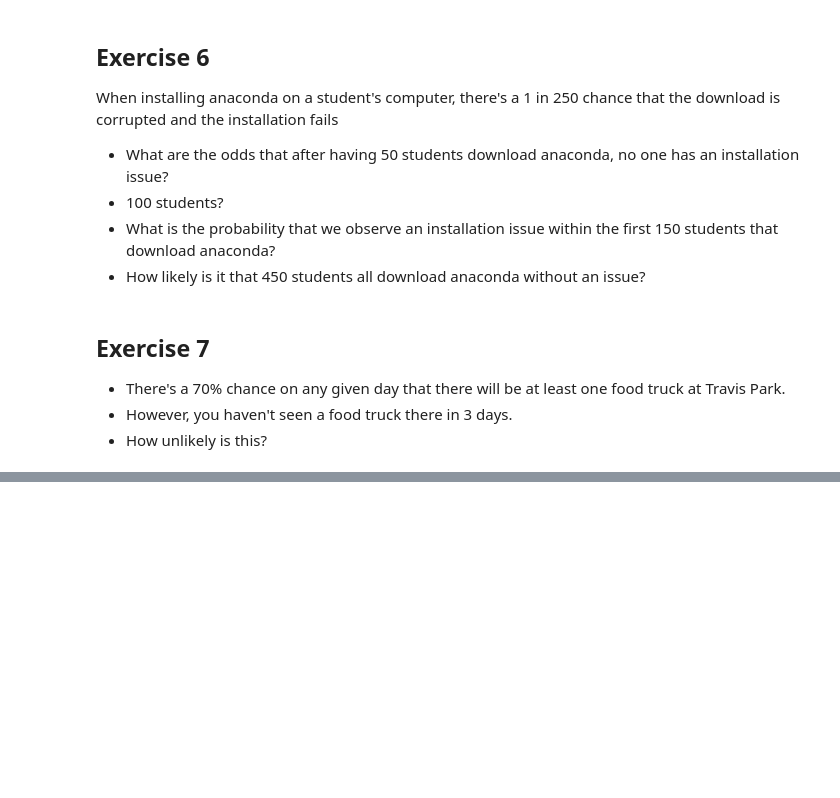
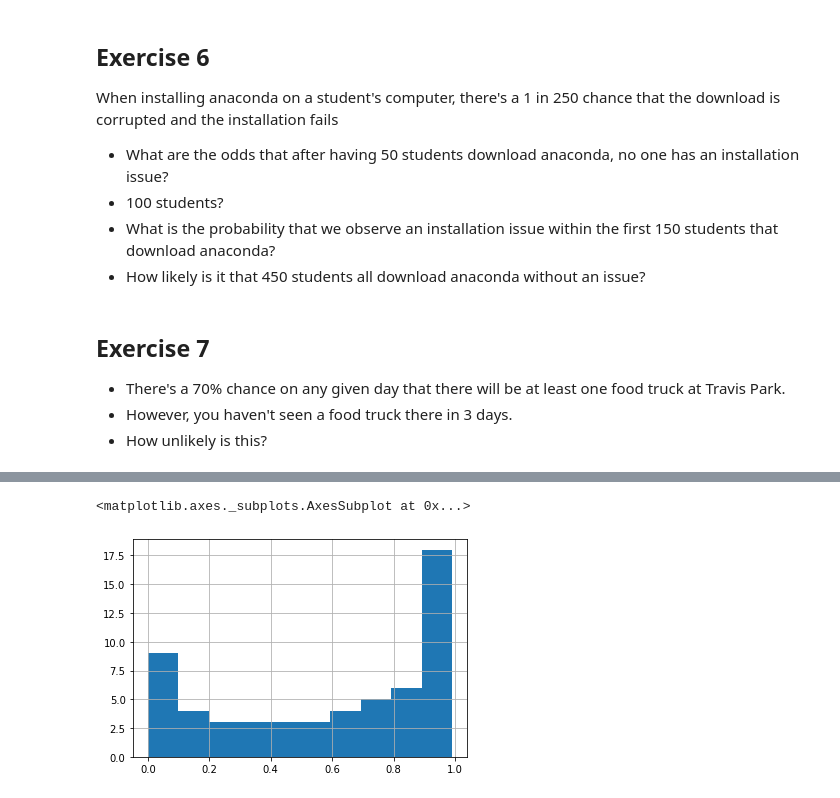
Before and after one commit to CodeupClassroom/curie-statistics-exercises, a Jupyter notebook: simulation_exercises.ipynb, the cells around one changed output, grey strips where cells are left out. Cells and saved outputs as stored; diff of their text form; code cells hidden in the pictures; blank space fills up the shorter version.

```diff
--- a/simulation_exercises.ipynb
+++ b/simulation_exercises.ipynb
@@ -309,0 +466,5 @@ df["n_unique"] = df.nunique(axis=1)
+# %%
+df.hist()
+# %% [output]
+<matplotlib.axes._subplots.AxesSubplot at 0x...>
+[figure, added]
```
Also changed, not shown: parts of 22 cells of this notebook.
